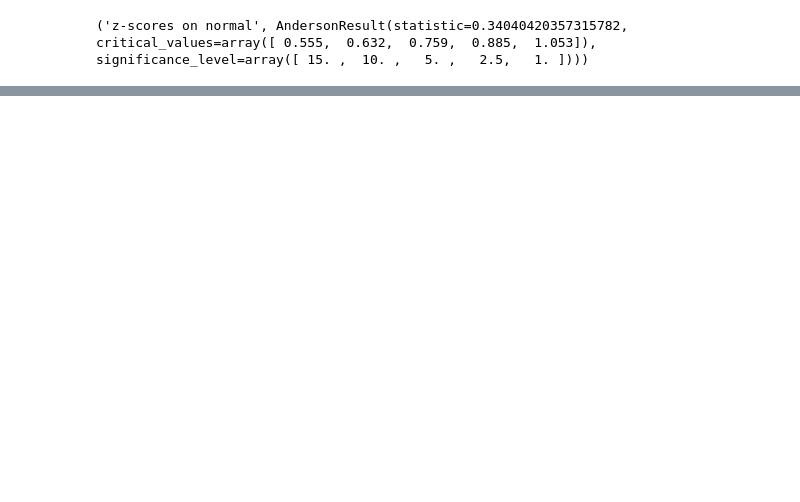
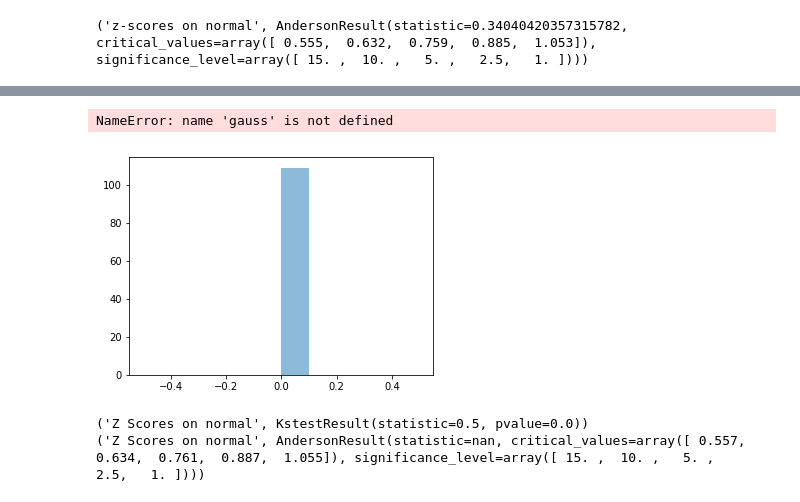
Before and after one commit to tma353/PUI2017_tma353, a Jupyter notebook: HW5_tma353/HW5_1.ipynb, the cells around one changed output, grey strips where cells are left out. Drawn from its saved outputs; the diff is of its cells as text; code cells hidden in the pictures; blank space fills up the shorter version.

```diff
--- a/HW5_tma353/HW5_1.ipynb
+++ b/HW5_tma353/HW5_1.ipynb
@@ -103,0 +132,50 @@ print ("z-scores on normal", scipy.stats.anderson(zscores, dist='norm'))
+# %%
+# histogram of my Z scores and histogram of normal distribution
+
+fig = pl.figure(figsize=(12,4))
+ax1 = fig.add_subplot(121)
+
+ax1.hist(zScores, alpha=0.5)
+ax1.hist(gauss,alpha=0.5)
+
+ax1.set_title("z Scores + normal distributions", size = 14)
+ax1.set_xlabel('X', size = 14);
+
+# histogram of Z scores curve and gaussian curve
+
+zScores_sorted = sorted(zScores)
+fit = (stats.norm.pdf(zScores_sorted,np.mean(zScores_sorted),np.std(zScores_sorted))*40)
+
+# gaussian curve w/mu = 0 and std 1
+mu = 0
+std = 1
+gauss_x = np.linspace(mu - 2*std, mu + 2*std, 100)
+
+ax2 = fig.add_subplot(122)
+ax2.hist(zScores, alpha=0.5)
+ax2.plot(zScores_sorted, fit, '-b')
+ax2.plot(gauss_x,stats.norm.pdf(gauss_x,mu,std)*46)
+
+ax2.set_title("z Scores and its curve(blue),Gaussian(orange)", size = 14)
+ax2.set_xlabel('X', size = 14);
+
+pl.show()
+print ( "figure shows histogram for the Z scores"
+       + " of samples a normal distribution with mu = 0 and std = 1"
+       + " fit z statistics with a gaussian model"
+       + " see is the difference between the two lines")
+# %% [output]
+NameError: name 'gauss' is not defined
+[figure, added]
+# %%
+alpha = 0.05
+np.random.seed(999)
+dist_n = np.random.randn(1000)
+
+#test ad and ks. those are easy
+print ("Z Scores on normal", scipy.stats.kstest(zScores,'norm'))
+print ("Z Scores on normal", scipy.stats.anderson(zScores, dist='norm'))
+print ("")
+# %% [output]
+('Z Scores on normal', KstestResult(statistic=0.5, pvalue=0.0))
+('Z Scores on normal', AndersonResult(statistic=nan, critical_values=array([ 0.557,  0.634,  0.761,  0.887,  1.055]), significance_level=array([ 15. ,  10. ,   5. ,   2.5,   1. ])))
```
Also changed, not shown: parts of 6 cells of this notebook.
